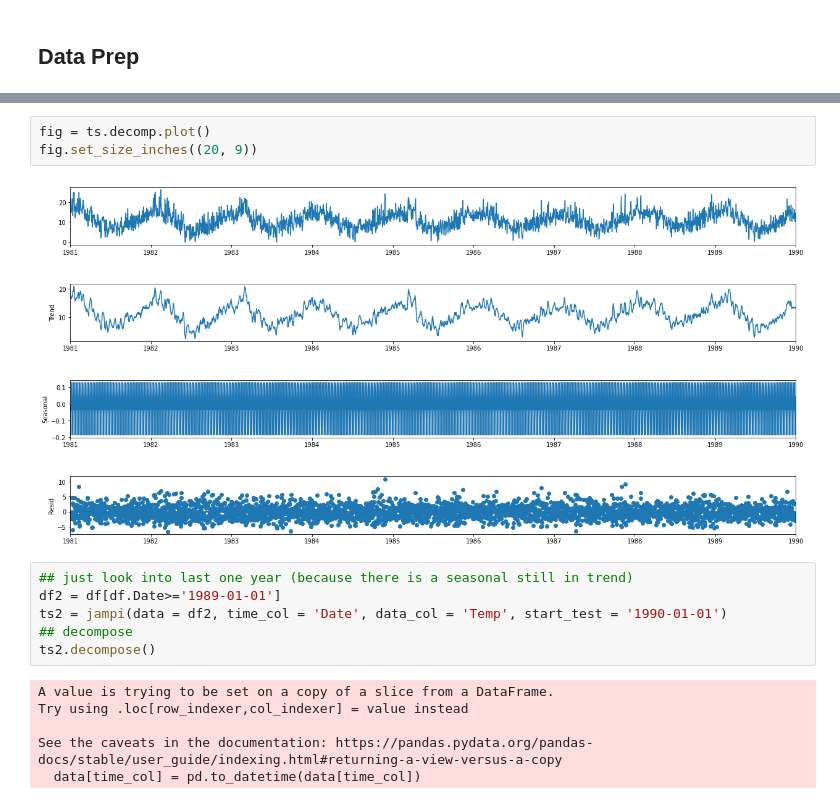
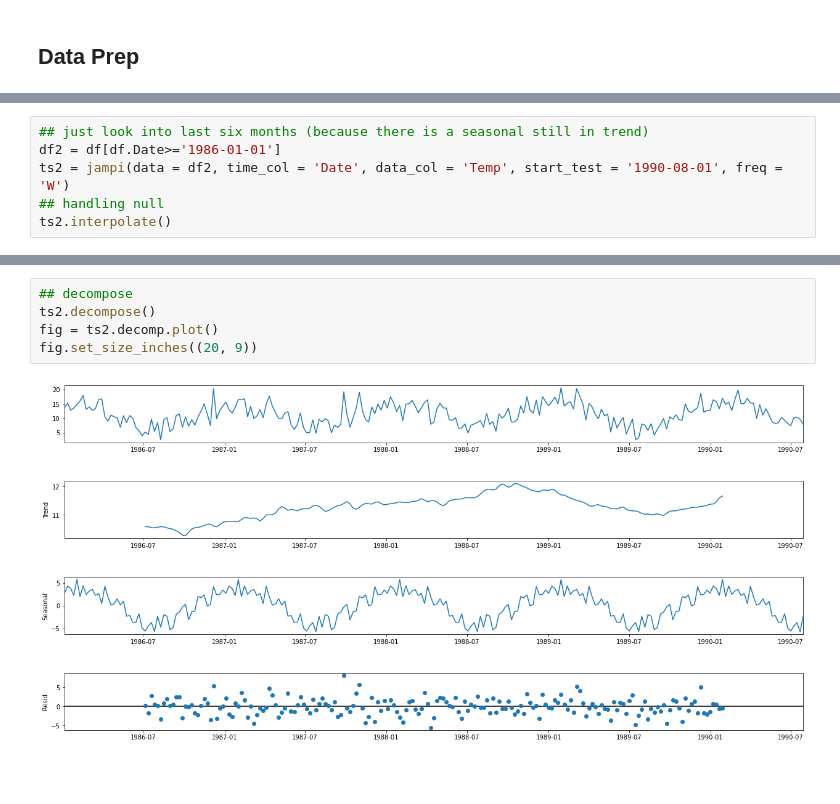
Before and after one commit to alamhanz/walmartsales, a Jupyter notebook: notebooks/iteration_0/1-exploration.ipynb, the cells around one changed output, grey strips where cells are left out. Saved outputs shown, nothing was run; the diff lists cells and outputs as text; blank space fills up the shorter version.

```diff
--- a/notebooks/iteration_0/1-exploration.ipynb
+++ b/notebooks/iteration_0/1-exploration.ipynb
@@ -86,0 +79,6 @@ ts.decompose()
+# %%
+## just look into last six months (because there is a seasonal still in trend)
+df2 = df[df.Date>='1986-01-01']
+ts2 = jampi(data = df2, time_col = 'Date', data_col = 'Temp', start_test = '1990-08-01', freq = 'W')
+## handling null
+ts2.interpolate()
@@ -87,17 +95,7 @@ ts.decompose()
 # %%
-fig = ts.decomp.plot()
+## decompose
+ts2.decompose()
+fig = ts2.decomp.plot()
 fig.set_size_inches((20, 9))
 # %% [output]
-[figure, old version]
+[figure, new version]
-# %%
-## just look into last one year (because there is a seasonal still in trend)
-df2 = df[df.Date>='1989-01-01']
-ts2 = jampi(data = df2, time_col = 'Date', data_col = 'Temp', start_test = '1990-01-01')
-## decompose
-ts2.decompose()
-# %% [output]
-A value is trying to be set on a copy of a slice from a DataFrame.
-Try using .loc[row_indexer,col_indexer] = value instead
-
-See the caveats in the documentation: https://pandas.pydata.org/pandas-docs/stable/user_guide/indexing.html#returning-a-view-versus-a-copy
-  data[time_col] = pd.to_datetime(data[time_col])
```
Also changed, not shown: parts of 20 cells of this notebook, 9 other files.
